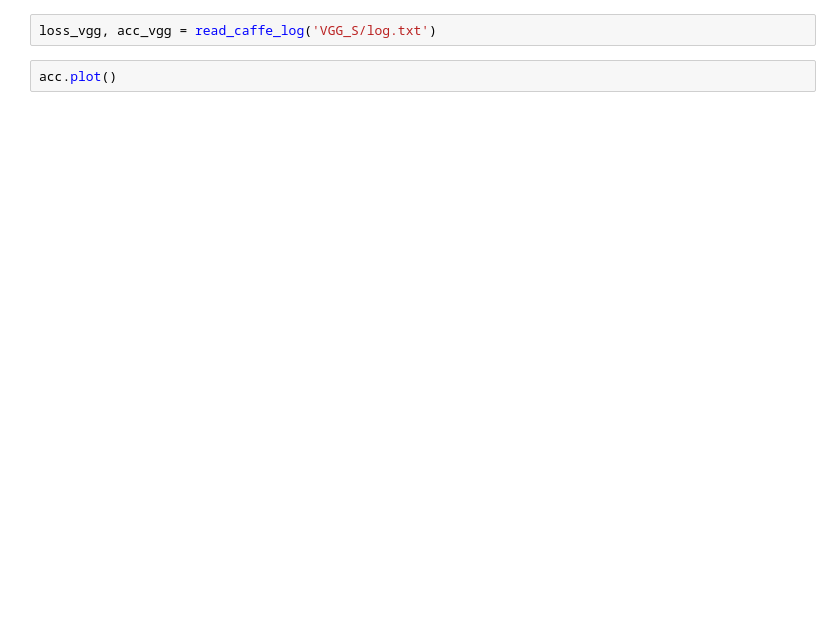
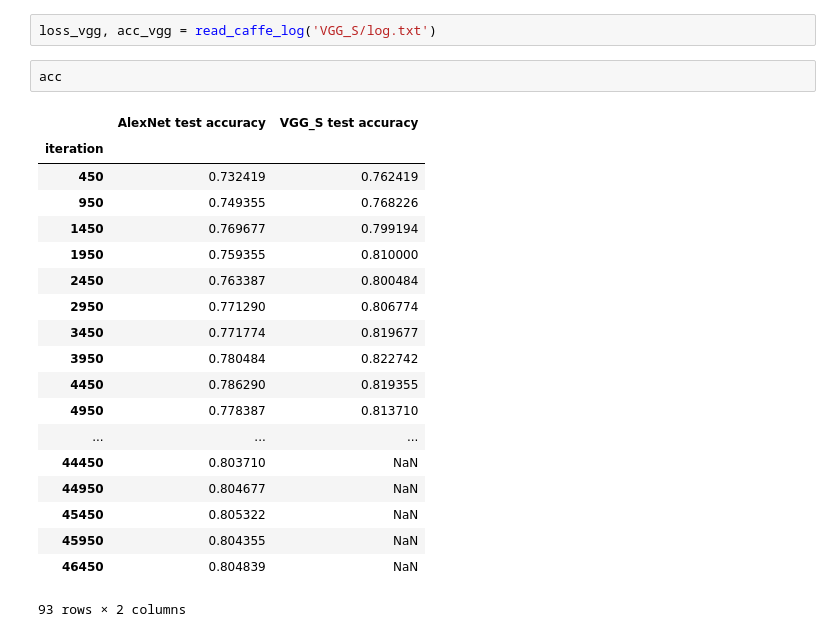
Before and after one commit to Arsey/keras-transfer-learning-for-oxford102, a Jupyter notebook: README.ipynb, the cells around one changed output. Saved outputs shown, nothing was run; the diff lists cells and outputs as text; blank space fills up the shorter version.

```diff
--- a/README.ipynb
+++ b/README.ipynb
@@ -172,4 +175,24 @@ acc.plot();
 # %%
 loss_vgg, acc_vgg = read_caffe_log('VGG_S/log.txt')
 # %%
-acc.plot()
+acc
+# %% [output]
+|  | AlexNet test accuracy | VGG_S test accuracy |
+| iteration |  |  |
+| 450 | 0.732419 | 0.762419 |
+| 950 | 0.749355 | 0.768226 |
+| 1450 | 0.769677 | 0.799194 |
+| 1950 | 0.759355 | 0.810000 |
+| 2450 | 0.763387 | 0.800484 |
+| 2950 | 0.771290 | 0.806774 |
+| 3450 | 0.771774 | 0.819677 |
+| 3950 | 0.780484 | 0.822742 |
+| 4450 | 0.786290 | 0.819355 |
+| 4950 | 0.778387 | 0.813710 |
+| ... | ... | ... |
+| 44450 | 0.803710 | NaN |
+| 44950 | 0.804677 | NaN |
+| 45450 | 0.805322 | NaN |
+| 45950 | 0.804355 | NaN |
+| 46450 | 0.804839 | NaN |
+93 rows × 2 columns
```
Also changed, not shown: parts of 3 cells of this notebook, 1 other file.
